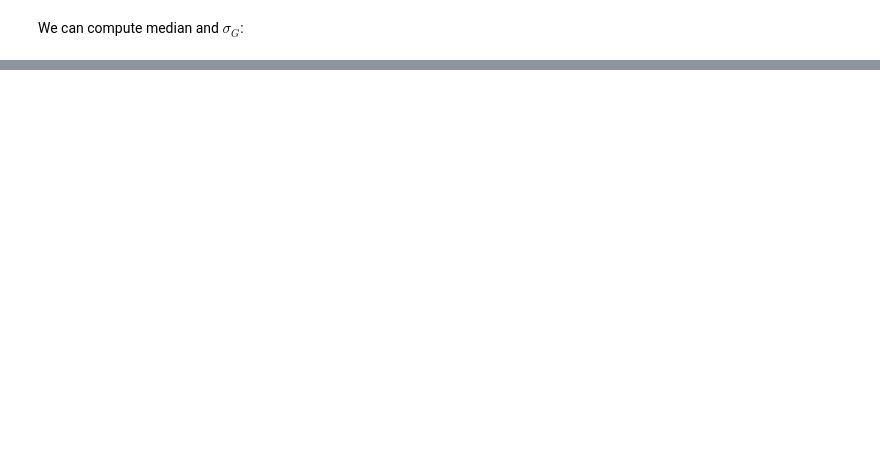
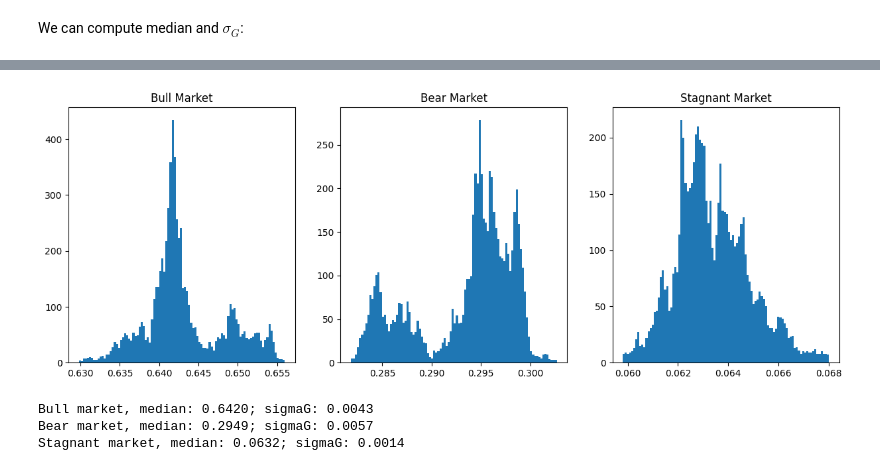
Before and after one commit to DiegoToniolo/astrostatistics_bicocca_2024, a Jupyter notebook: working/L10_WeatherForecast.ipynb, the cells around one changed output, grey strips where cells are left out. Cells and saved outputs as stored; diff of their text form; code cells hidden in the pictures; blank space fills up the shorter version.

Commit message:
Final L10_WeatherForecast, implementing stock market markov chain

```diff
--- a/working/L10_WeatherForecast.ipynb
+++ b/working/L10_WeatherForecast.ipynb
@@ -48,0 +75,31 @@ Median: 0.8372; sigmaG: 0.0020
+# %%
+prob_bull = np.zeros(n_days)
+prob_bear = np.zeros(n_days)
+prob_stagnant = np.zeros(n_days)
+
+cum_bull = 0
+cum_bear = 0
+cum_stagnant = 0
+for i in range(n_days):
+    if forecast_stock[i] == bull:
+        cum_bull += 1
+        prob_bull[i] = cum_bull/(i+1)
+        prob_bear[i] = cum_bear/(i+1)
+        prob_stagnant[i] = cum_stagnant/(i+1)
+    if forecast_stock[i] == bear:
+        cum_bear += 1
+        prob_bull[i] = cum_bull/(i+1)
+        prob_bear[i] = cum_bear/(i+1)
+        prob_stagnant[i] = cum_stagnant/(i+1)
+    if forecast_stock[i] == stagnant:
+        cum_stagnant += 1
+        prob_bull[i] = cum_bull/(i+1)
+        prob_bear[i] = cum_bear/(i+1)
+        prob_stagnant[i] = cum_stagnant/(i+1)
+
+plt.plot(np.arange(1, n_days + 1), prob_bull, label = "Bull Market")
+plt.plot(np.arange(1, n_days + 1), prob_bear, label = "Bear Market")
+plt.plot(np.arange(1, n_days + 1), prob_stagnant, label = "Stagnant Market")
+plt.xlabel("Days")
+plt.ylabel("Probabilities")
+plt.legend()
@@ -48,0 +109,21 @@ Median: 0.8372; sigmaG: 0.0020
+# %%
+plt.figure(figsize=(15, 5))
+plt.subplot(1, 3, 1)
+_ = plt.hist(prob_bull[3000:], bins = 100)
+_ = plt.title("Bull Market")
+plt.subplot(1, 3, 2)
+_ = plt.hist(prob_bear[3000:], bins = 100)
+_ = plt.title("Bear Market")
+plt.subplot(1, 3, 3)
+_ = plt.hist(prob_stagnant[3000:], bins = 100)
+_ = plt.title("Stagnant Market")
+# %% [output]
+[figure, added]
+# %%
+print("Bull market, median: {:.4f}; sigmaG: {:.4f}".format(np.median(prob_bull[3000:]), sigmaG(prob_bull[3000:])))
+print("Bear market, median: {:.4f}; sigmaG: {:.4f}".format(np.median(prob_bear[3000:]), sigmaG(prob_bear[3000:])))
+print("Stagnant market, median: {:.4f}; sigmaG: {:.4f}".format(np.median(prob_stagnant[3000:]), sigmaG(prob_stagnant[3000:])))
+# %% [output]
+Bull market, median: 0.6420; sigmaG: 0.0043
+Bear market, median: 0.2949; sigmaG: 0.0057
+Stagnant market, median: 0.0632; sigmaG: 0.0014
```
Also changed, not shown: parts of 6 cells of this notebook.
